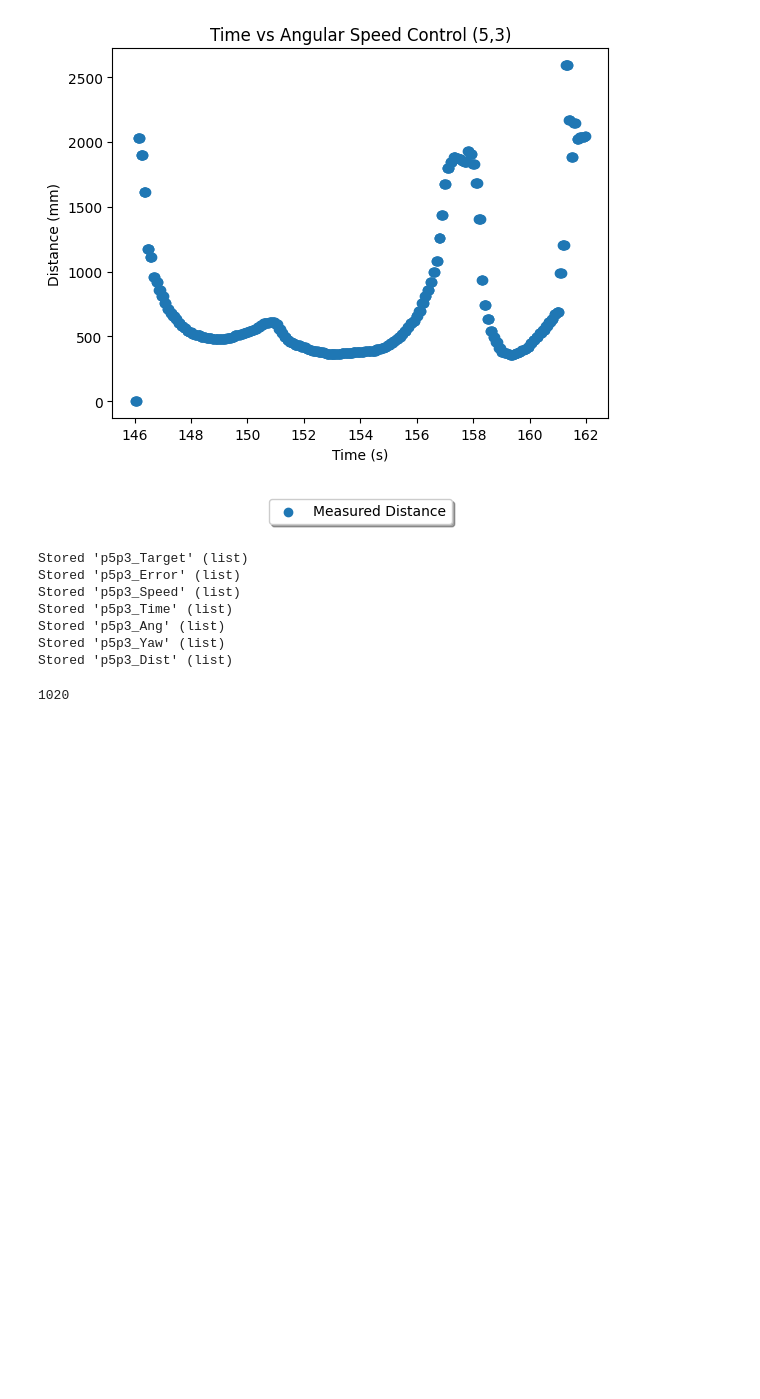
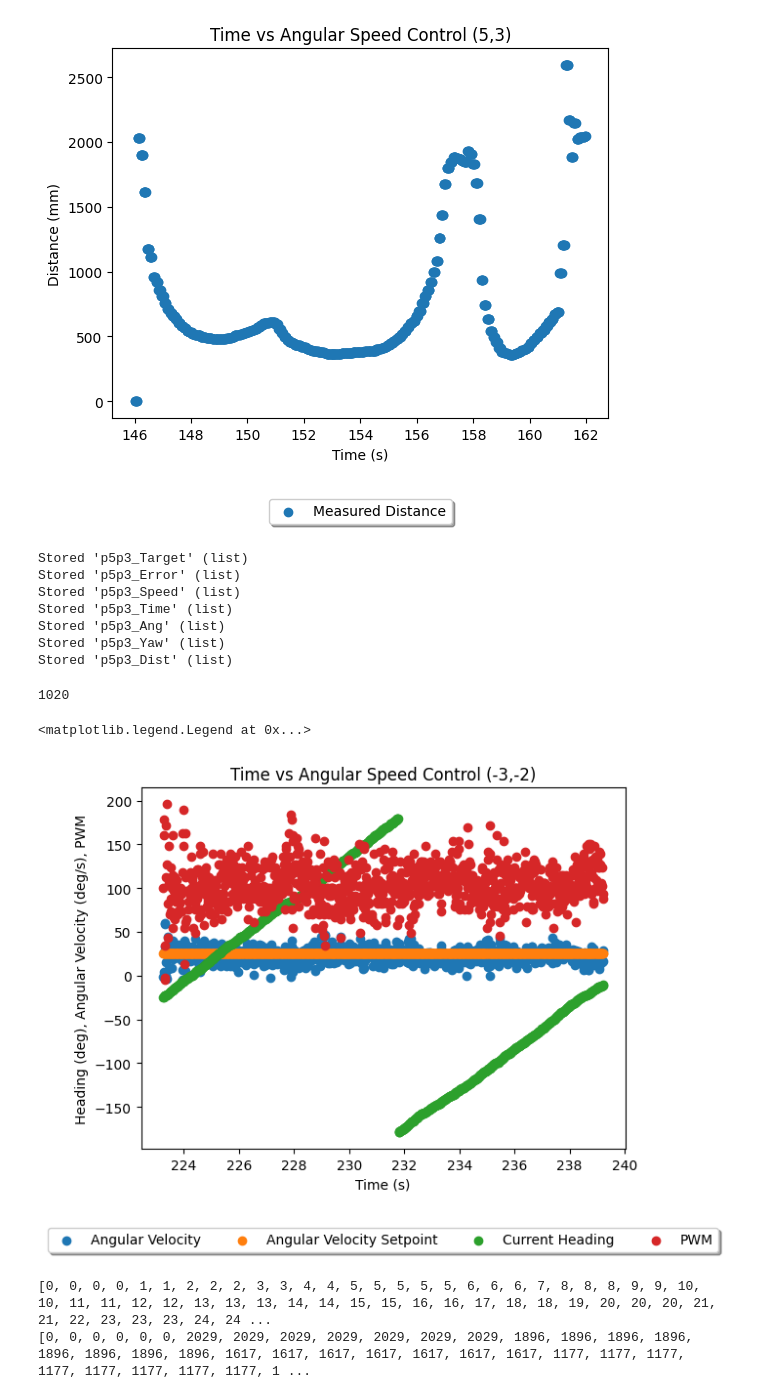
Before and after one commit to Kumagi360/Fast_Robots_Portfolio, a Jupyter notebook: lab9/ble_python/lab9.ipynb, the cells around one changed output. Saved outputs shown, nothing was run; the diff lists cells and outputs as text; code cells hidden in the pictures; blank space fills up the shorter version.

```diff
--- a/lab9/ble_python/lab9.ipynb
+++ b/lab9/ble_python/lab9.ipynb
@@ -196,3 +198,29 @@ Stored 'p5p3_Dist' (list)
 print(len(p5p3_Time))
 # %% [output]
 1020
+# %%
+#plt.scatter(offsetY, p5p3_Dist, label = "Measured Distance")
+#plt.scatter(intTime, p5p3_Dist, label = "Measured Distance")
+plt.scatter(n3n2_Time, n3n2_Ang, label = "Angular Velocity")
+plt.scatter(n3n2_Time, n3n2_Target, label = "Angular Velocity Setpoint")
+plt.scatter(n3n2_Time, n3n2_Yaw, label = "Current Heading")
+
+#plt.scatter(intTime, intError, label = "Error")
+
+plt.scatter(n3n2_Time, n3n2_Speed, label = "PWM")
+
+#plt.scatter(intTime, intYaw, label = "Current Yaw")
+
+plt.title("Time vs Angular Speed Control (-3,-2)")
+plt.xlabel("Time (s)")
+plt.ylabel("Heading (deg), Angular Velocity (deg/s), PWM")
+plt.legend(loc='upper center', bbox_to_anchor=(0.5, -0.2),
+          fancybox=True, shadow=True, ncol=5)
+
+#plt.xlim((139,142))
+#plt.ylim((-500,2000))
+
+#n3n2, p5n3, p0p3, p5p3
+# %% [output]
+<matplotlib.legend.Legend at 0x...>
+[figure, added]
@@ -198,0 +229,6 @@ print(len(p5p3_Time))
+# %%
+print(p5p3_Yaw)
+print(p5p3_Dist)
+# %% [output]
+[0, 0, 0, 0, 1, 1, 2, 2, 2, 3, 3, 4, 4, 5, 5, 5, 5, 5, 6, 6, 6, 7, 8, 8, 8, 9, 9, 10, 10, 11, 11, 12, 12, 13, 13, 13, 14, 14, 15, 15, 16, 16, 17, 18, 18, 19, 20, 20, 20, 21, 21, 22, 23, 23, 23, 24, 24 ...
+[0, 0, 0, 0, 0, 0, 2029, 2029, 2029, 2029, 2029, 2029, 2029, 1896, 1896, 1896, 1896, 1896, 1896, 1896, 1896, 1617, 1617, 1617, 1617, 1617, 1617, 1617, 1177, 1177, 1177, 1177, 1177, 1177, 1177, 1177, 1 ...
```
Also changed, not shown: parts of 8 cells of this notebook, 27 other files.
